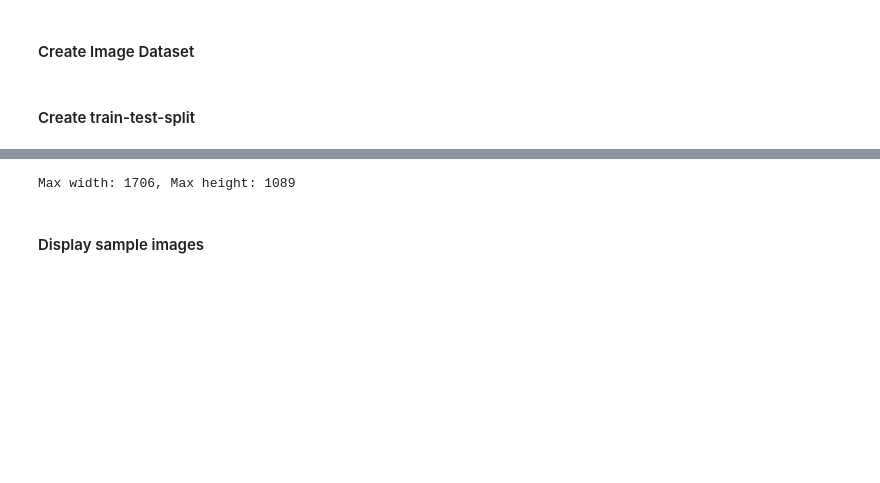
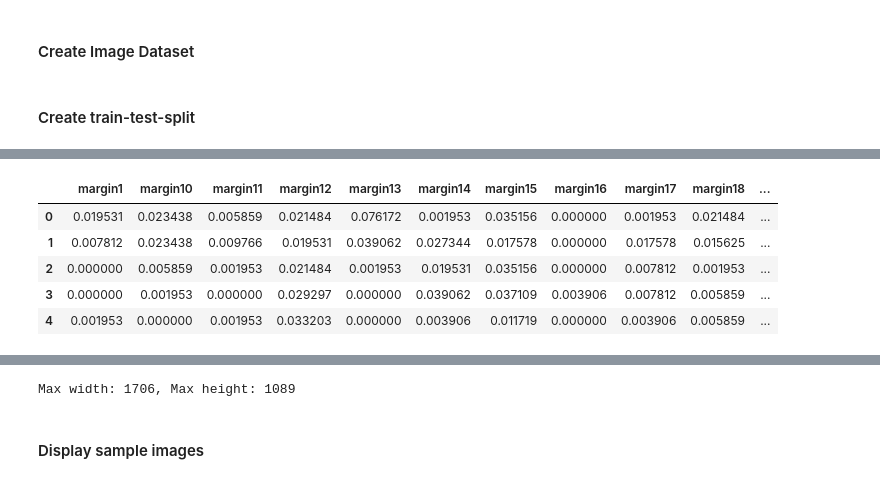
Before and after one commit to LukasDrews97/machine_learning_case_studies, a Jupyter notebook: Leaf_Classification.ipynb, the cells around one changed output, grey strips where cells are left out. Saved outputs shown, nothing was run; the diff lists cells and outputs as text; code cells hidden in the pictures; blank space fills up the shorter version.

```diff
--- a/Leaf_Classification.ipynb
+++ b/Leaf_Classification.ipynb
@@ -14,7 +14,7 @@ sns.set_style("whitegrid")
 sns.set_palette("mako")
 # %%
 dataset = pd.read_csv("data/Leaf_Classification/train.csv")
-result_data = pd.read_csv("data/Leaf_Classification/test.csv")
+result = pd.read_csv("data/Leaf_Classification/test.csv")
 # %%
 dataset.head(5)
 # %% [output]
@@ -173,0 +176,9 @@ train.head(5)
+# %%
+X_result.head(5)
+# %% [output]
+|  | margin1 | margin10 | margin11 | margin12 | margin13 | margin14 | margin15 | margin16 | margin17 | margin18 | ... |
+| 0 | 0.019531 | 0.023438 | 0.005859 | 0.021484 | 0.076172 | 0.001953 | 0.035156 | 0.000000 | 0.001953 | 0.021484 | ... |
+| 1 | 0.007812 | 0.023438 | 0.009766 | 0.019531 | 0.039062 | 0.027344 | 0.017578 | 0.000000 | 0.017578 | 0.015625 | ... |
+| 2 | 0.000000 | 0.005859 | 0.001953 | 0.021484 | 0.001953 | 0.019531 | 0.035156 | 0.000000 | 0.007812 | 0.001953 | ... |
+| 3 | 0.000000 | 0.001953 | 0.000000 | 0.029297 | 0.000000 | 0.039062 | 0.037109 | 0.003906 | 0.007812 | 0.005859 | ... |
+| 4 | 0.001953 | 0.000000 | 0.001953 | 0.033203 | 0.000000 | 0.003906 | 0.011719 | 0.000000 | 0.003906 | 0.005859 | ... |
```
Also changed, not shown: parts of 14 cells of this notebook.
